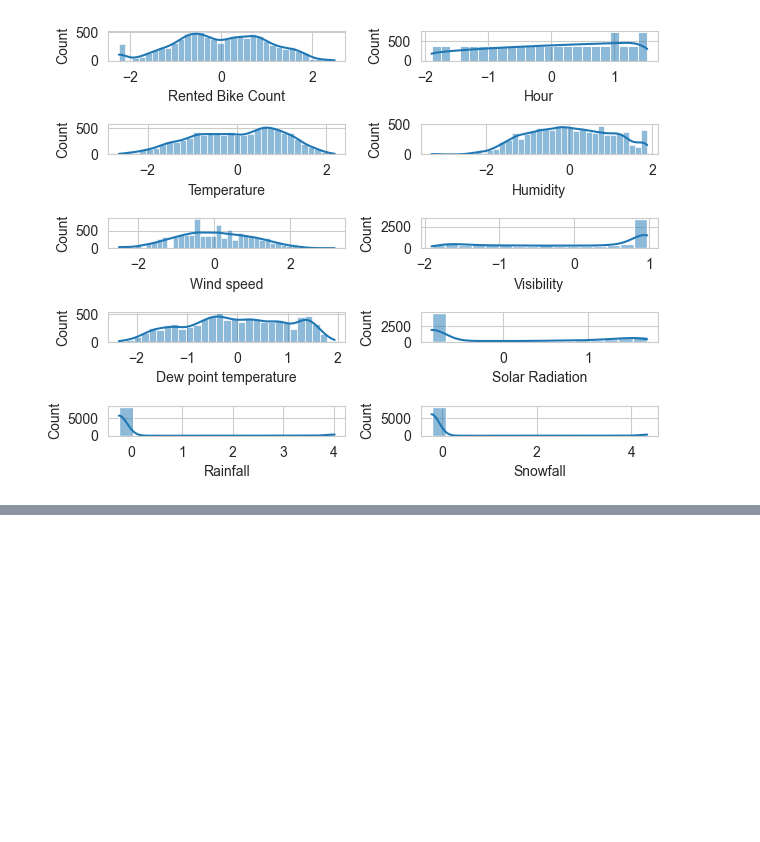
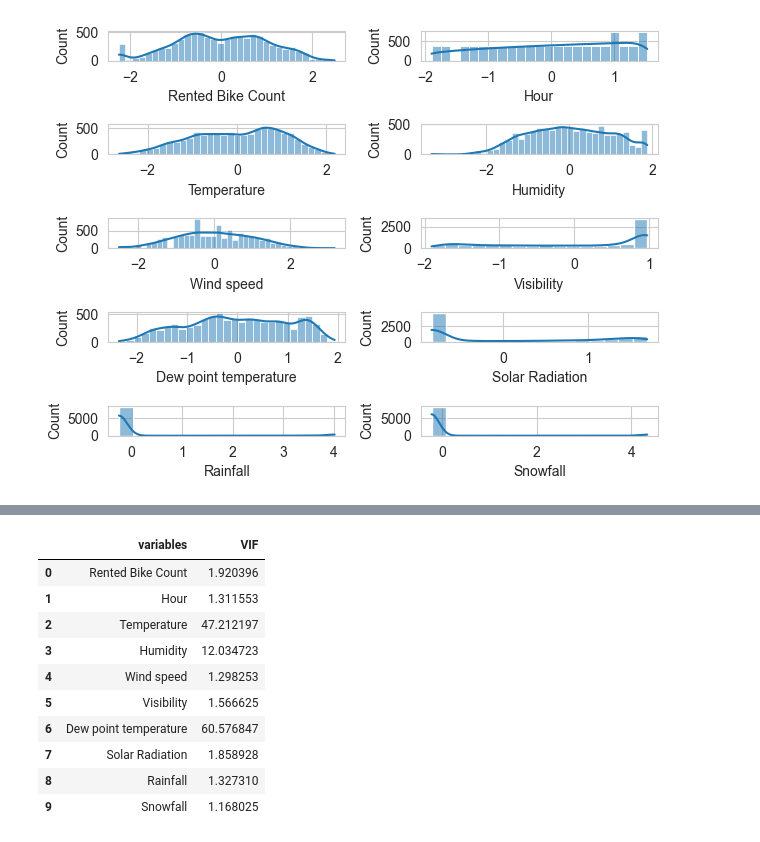
Before and after one commit to YimJeoYeol/e_commerce, a Jupyter notebook: 11_공유자전거 수요예측/sharebike.ipynb, the cells around one changed output, grey strips where cells are left out. Drawn from its saved outputs; the diff is of its cells as text; code cells hidden in the pictures; blank space fills up the shorter version.

```diff
--- a/11_공유자전거 수요예측/sharebike.ipynb
+++ b/11_공유자전거 수요예측/sharebike.ipynb
@@ -137,0 +162,19 @@ plt.tight_layout()
+# %%
+vif = pd.DataFrame()
+
+vif["variables"] = data.select_dtypes(["float", "int"]).columns
+vif["VIF"] = [variance_inflation_factor(data.select_dtypes(["float", "int"]), i) for i in range(data.select_dtypes(["float", "int"]).shape[1])]
+# %%
+vif
+# %% [output]
+|  | variables | VIF |
+| 0 | Rented Bike Count | 1.920396 |
+| 1 | Hour | 1.311553 |
+| 2 | Temperature | 47.212197 |
+| 3 | Humidity | 12.034723 |
+| 4 | Wind speed | 1.298253 |
+| 5 | Visibility | 1.566625 |
+| 6 | Dew point temperature | 60.576847 |
+| 7 | Solar Radiation | 1.858928 |
+| 8 | Rainfall | 1.327310 |
+| 9 | Snowfall | 1.168025 |
```
Also changed, not shown: parts of 26 cells of this notebook.
